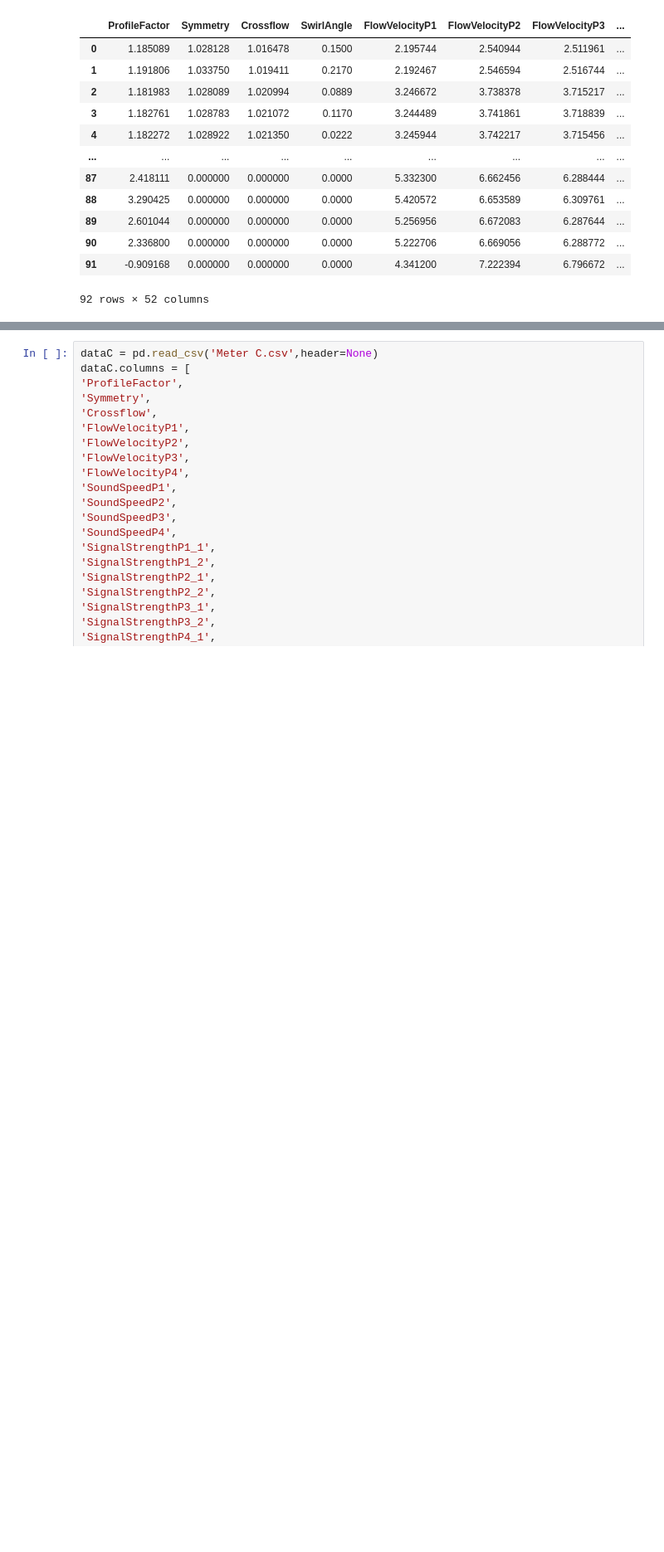
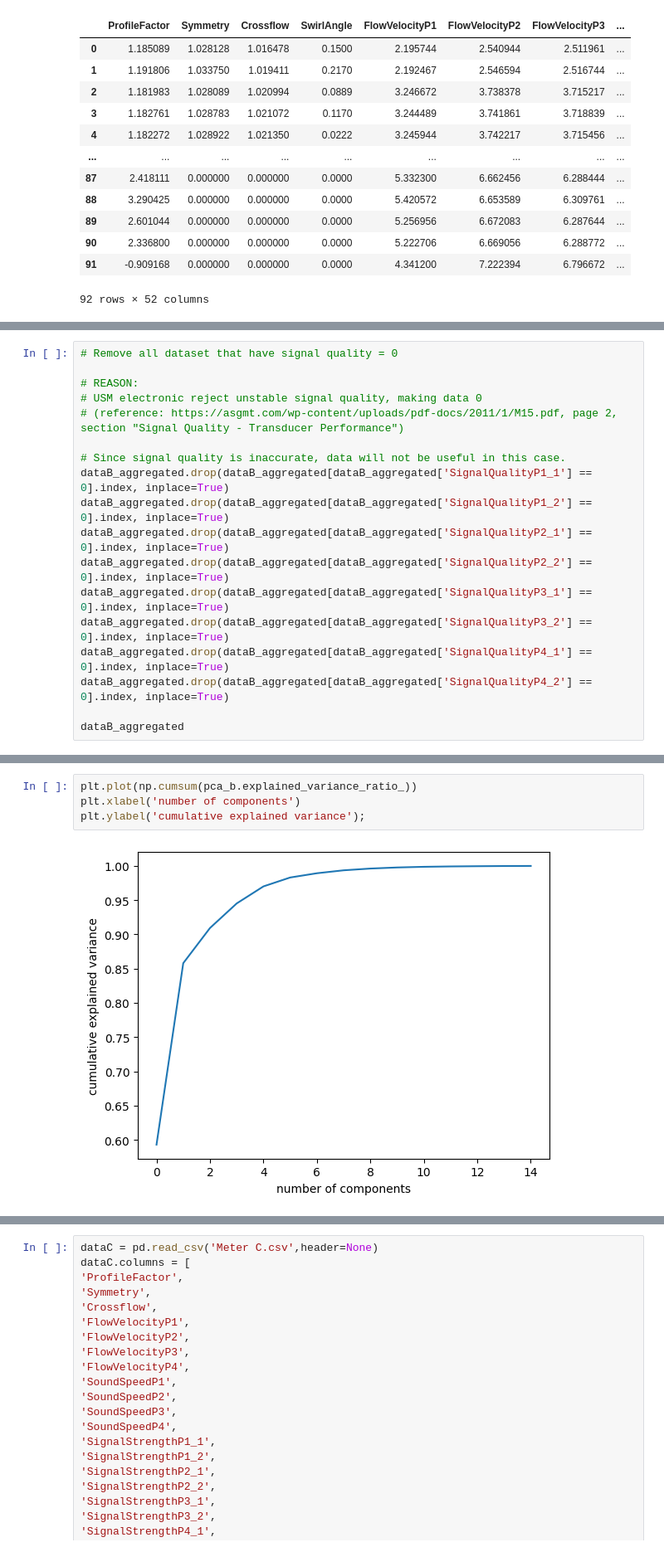
Before and after one commit to davidhgh/csc3005-AE, a Jupyter notebook: 3005_project.ipynb, the cells around one changed output, grey strips where cells are left out. Shown: that part at 83% size. Saved outputs shown, nothing was run; the diff lists cells and outputs as text; blank space fills up the shorter version.

Commit message:
I have no idea

```diff
--- a/3005_project.ipynb
+++ b/3005_project.ipynb
@@ -97,0 +127,18 @@ dataB
+# %%
+# Remove all dataset that have signal quality = 0
+
+# REASON:
+# USM electronic reject unstable signal quality, making data 0
+# (reference: https://asgmt.com/wp-content/uploads/pdf-docs/2011/1/M15.pdf, page 2, section "Signal Quality - Transducer Performance")
+
+# Since signal quality is inaccurate, data will not be useful in this case.
+dataB_aggregated.drop(dataB_aggregated[dataB_aggregated['SignalQualityP1_1'] == 0].index, inplace=True)
+dataB_aggregated.drop(dataB_aggregated[dataB_aggregated['SignalQualityP1_2'] == 0].index, inplace=True)
+dataB_aggregated.drop(dataB_aggregated[dataB_aggregated['SignalQualityP2_1'] == 0].index, inplace=True)
+dataB_aggregated.drop(dataB_aggregated[dataB_aggregated['SignalQualityP2_2'] == 0].index, inplace=True)
+dataB_aggregated.drop(dataB_aggregated[dataB_aggregated['SignalQualityP3_1'] == 0].index, inplace=True)
+dataB_aggregated.drop(dataB_aggregated[dataB_aggregated['SignalQualityP3_2'] == 0].index, inplace=True)
+dataB_aggregated.drop(dataB_aggregated[dataB_aggregated['SignalQualityP4_1'] == 0].index, inplace=True)
+dataB_aggregated.drop(dataB_aggregated[dataB_aggregated['SignalQualityP4_2'] == 0].index, inplace=True)
+
+dataB_aggregated
@@ -97,0 +217,6 @@ dataB
+# %%
+plt.plot(np.cumsum(pca_b.explained_variance_ratio_))
+plt.xlabel('number of components')
+plt.ylabel('cumulative explained variance');
+# %% [output]
+[figure, added]
```
Also changed, not shown: parts of 11 cells of this notebook, 3 other files.
